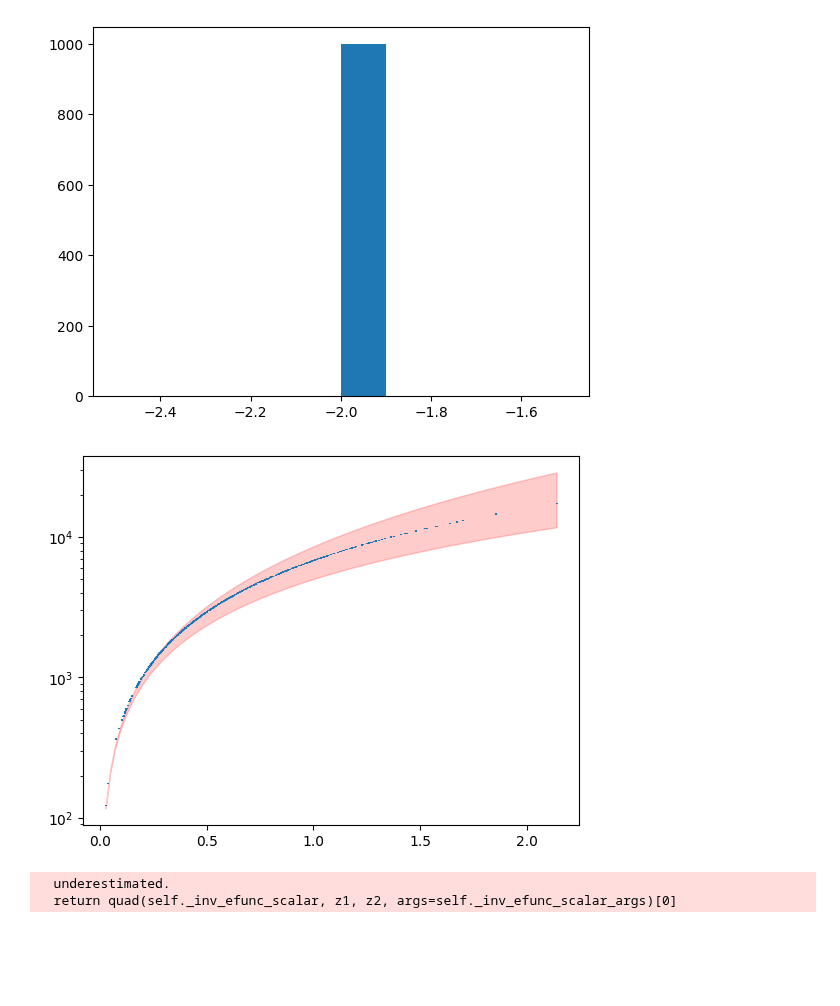
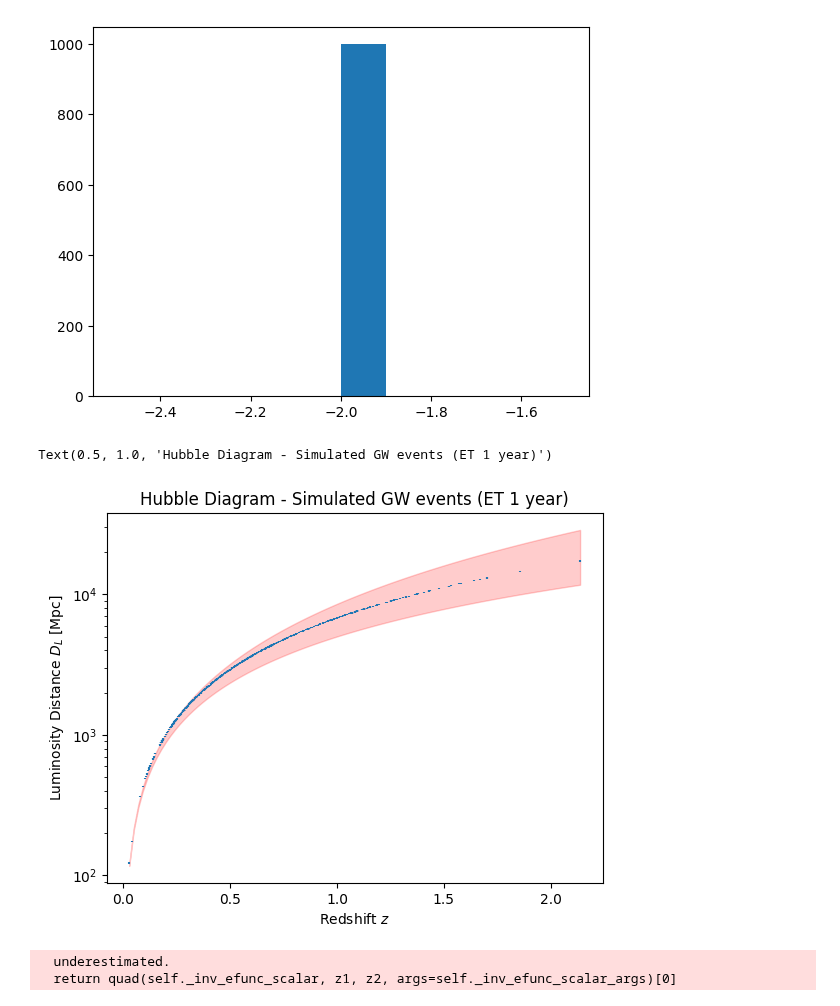
Before and after one commit to joanalnu/OAB-INAF, a Jupyter notebook: GW/hubble-diagram.ipynb, the cells around one changed output. Cells and saved outputs as stored; diff of their text form; code cells hidden in the pictures; blank space fills up the shorter version.

Commit message:
add labels to figures

```diff
--- a/GW/hubble-diagram.ipynb
+++ b/GW/hubble-diagram.ipynb
@@ -51,18 +51,23 @@ plt.hist(np.log10(dl_err/dl))
 # %%
 z_array = np.linspace(np.min(z), np.max(z), 100)
 standard = LambdaCDM(H0=70, Om0=0.3, Ode0=0.7)
 upper = LambdaCDM(H0=70, Om0=1.0, Ode0=0.0)
 lower = LambdaCDM(H0=70, Om0=0.0, Ode0=1.0)
 
 
 plt.figure()
 plt.errorbar(z, dl, dl_err, fmt='none')
 #plt.plot(z_array, standard.luminosity_distance(z_array), linewidth=2, c='r', linestyle='--')
 plt.fill_between(z_array, lower.luminosity_distance(z_array).value, upper.luminosity_distance(z_array).value, color='r', alpha=0.2)
 plt.yscale('log')
 #plt.ylim(1e-3, 1e5)
+
+plt.xlabel(r'Redshift $z$')
+plt.ylabel(r'Luminosity Distance $D_L$ [Mpc]')
+plt.title('Hubble Diagram - Simulated GW events (ET 1 year)')
 # %% [output]
+Text(0.5, 1.0, 'Hubble Diagram - Simulated GW events (ET 1 year)')
-[figure, old version]
+[figure, new version]
 # %%
 # Parameter ranges
 Om = np.linspace(0.1, 2.0, 100)
```
Also changed, not shown: parts of 2 cells of this notebook.
